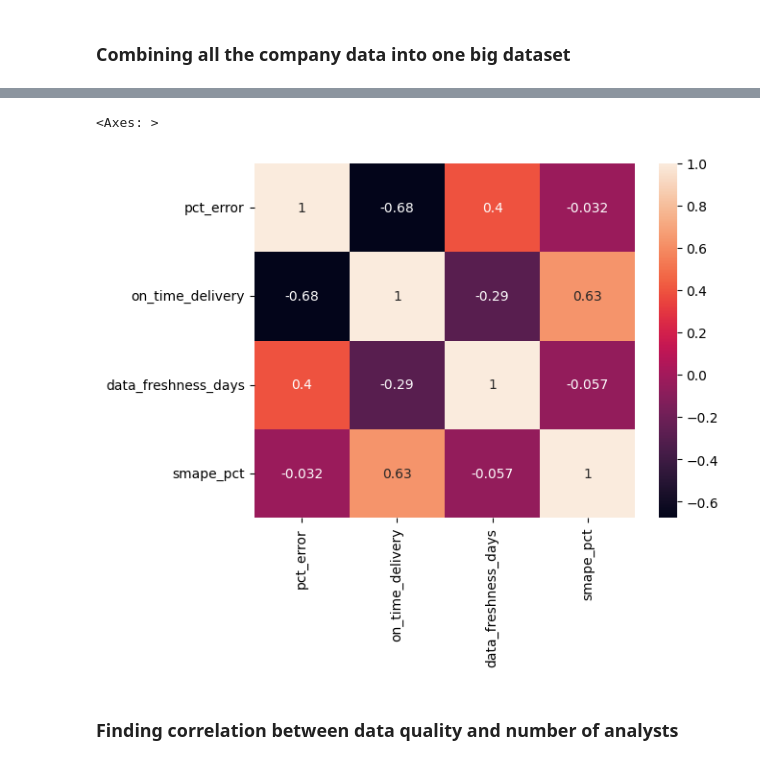
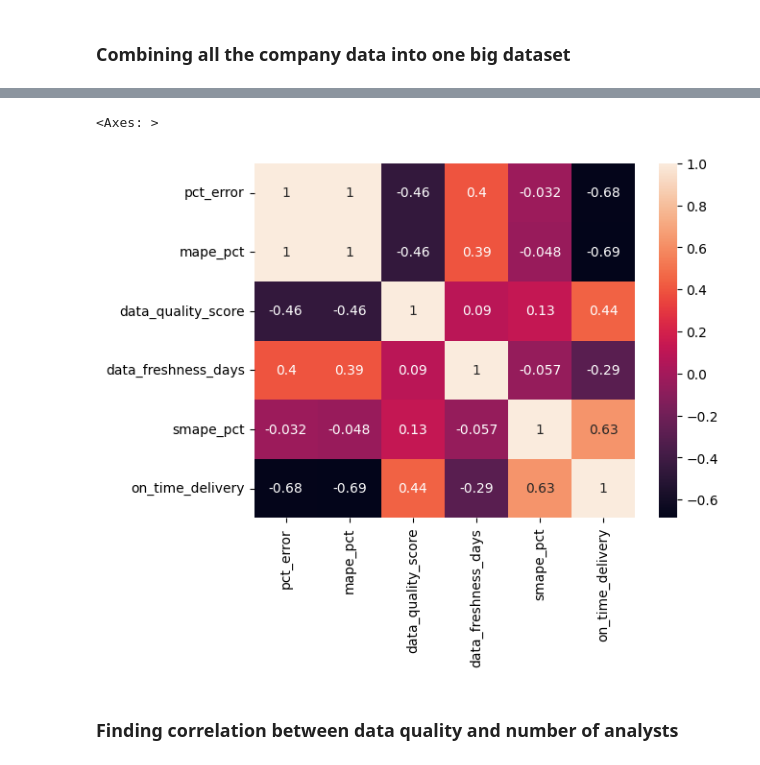
Before and after one commit to Burkey3072/MSUDatathon, a Jupyter notebook: forecast_model_limits_justin.ipynb, the cells around one changed output, grey strips where cells are left out. Saved outputs shown, nothing was run; the diff lists cells and outputs as text; code cells hidden in the pictures.

```diff
--- a/forecast_model_limits_justin.ipynb
+++ b/forecast_model_limits_justin.ipynb
@@ -253,0 +258,6 @@ See the caveats in the documentation: https://pandas.pydata.org/pandas-docs/stab
+# %%
+data_quality_companies = company_profiles[['company_name', 'data_quality_score']]
+data_quality_companies['data_quality_score'] = data_quality_companies['data_quality_score'].astype('str')
+data_quality_companies['data_quality_score'] = data_quality_companies['data_quality_score'].str.replace('%', '')
+data_quality_companies['data_quality_score'] = data_quality_companies['data_quality_score'].astype('float')
+data_quality_companies
@@ -253,0 +298,8 @@ See the caveats in the documentation: https://pandas.pydata.org/pandas-docs/stab
+# %%
+mape = orders[['company_name', 'mape_pct']]
+mape['mape_pct'] = mape['mape_pct'].astype('str')
+mape['mape_pct'] = mape['mape_pct'].str.replace('%', '')
+mape['mape_pct'] = mape['mape_pct'].astype('float')
+mape_average = mape.groupby('company_name')['mape_pct'].mean()
+mape_average.reset_index()
+mape_average
@@ -255,14 +333,20 @@ See the caveats in the documentation: https://pandas.pydata.org/pandas-docs/stab
 ### Combining all the company data into one big dataset
 # %%
 # The company with low/medium adoption stage has a higher percent error
+
 company_stats = (pd.merge((pd.DataFrame(summary)), (company_profiles[['company_name','adoption_stage']]), on='company_name'))
 company_stats['company_name'] = company_stats['company_name'].astype('string')
 company_stats['adoption_stage'] = company_stats['adoption_stage'].astype('string')
+company_stats = company_stats.merge(mape_average, on='company_name')
+company_stats = company_stats.merge(data_quality_companies, on='company_name')
+company_stats = company_stats.merge(fresh_days, on='company_name')
+company_stats = company_stats.merge(upload_frequency, on='company_name')
+
+# These are less helpful measures
+company_stats = company_stats.merge(smape, on='company_name')
 company_stats = company_stats.merge(on_time_rate, on='company_name')
-company_stats = company_stats.merge(fresh_days, on='company_name')
-company_stats = company_stats.merge(smape, on='company_name')
-company_stats = company_stats.merge(upload_frequency, on='company_name')
 display(company_stats)
 
+# Heatmap is very useful
 sns.heatmap(company_stats.corr(numeric_only=True), annot=True)
 # %% [output]
@@ -278,5 +362,5 @@ sns.heatmap(company_stats.corr(numeric_only=True), annot=True)
 <Axes: >
-[figure, old version]
+[figure, new version]
 # %% [markdown]
 ### Finding correlation between data quality and number of analysts
 # %%
```
Also changed, not shown: parts of 8 cells of this notebook.
